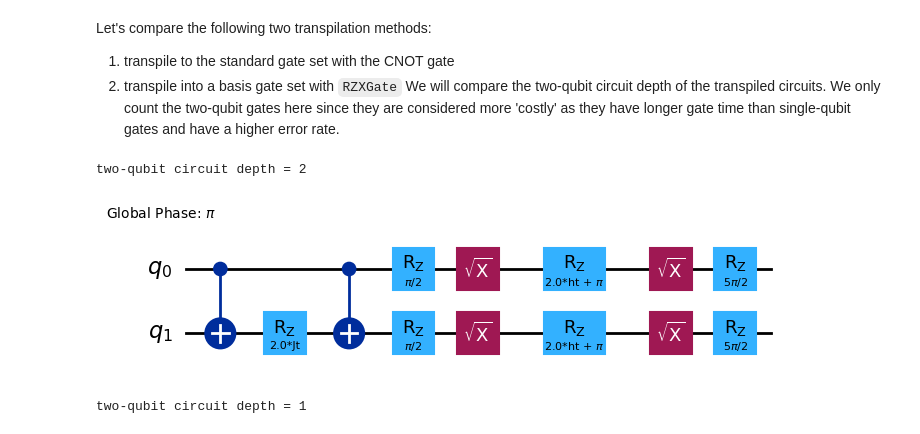
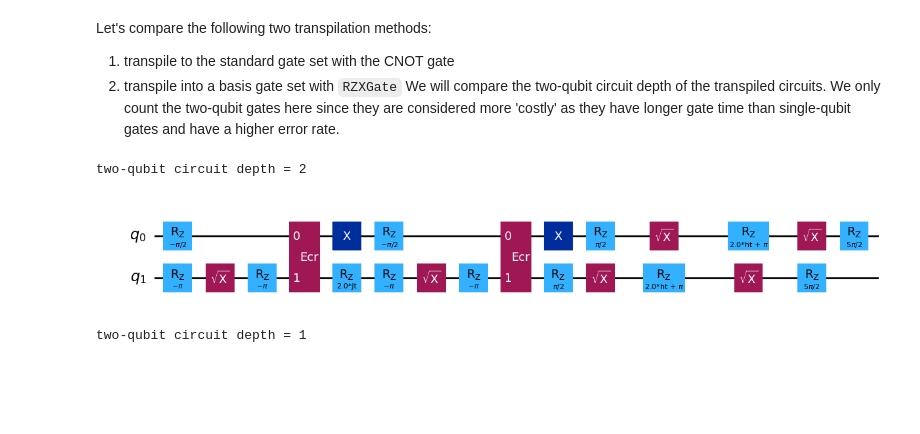
Before and after one commit to IBM-Quantum-Technical-Enablement/quantum-enablement, a Jupyter notebook: docs/notebooks/pulse_efficient_transpilation_qsim.ipynb, the cells around one changed output. Drawn from its saved outputs; the diff is of its cells as text; code cells hidden in the pictures; blank space fills up the shorter version.

Commit message:
docs(notebook): change to ecr-based transpilation instead of cx gate

```diff
--- a/docs/notebooks/pulse_efficient_transpilation_qsim.ipynb
+++ b/docs/notebooks/pulse_efficient_transpilation_qsim.ipynb
@@ -81,12 +86,12 @@ Let's compare the following two transpilation methods:
 We will compare the two-qubit circuit depth of the transpiled circuits. We only count the two-qubit gates here since they are considered more 'costly' as they have longer gate time than single-qubit gates and have a higher error rate.
 # %%
 # transpile into CNOT gates
-cx_circ = transpile(qc, basis_gates=['cx', 'x', 'sx', 'rz'])
-print(f'two-qubit circuit depth = {cx_circ.depth(lambda x: x[0].num_qubits == 2)}')
-cx_circ.draw('mpl')
+ecr_circ = transpile(qc, basis_gates=['ecr', 'x', 'sx', 'rz'])
+print(f'two-qubit circuit depth = {ecr_circ.depth(lambda x: x[0].num_qubits == 2)}')
+ecr_circ.draw('mpl')
 # %% [output]
 two-qubit circuit depth = 2
-[figure, old version]
+[figure, new version]
 # %%
 # transpile into RZX gates
 rzx_circ = transpile(qc, basis_gates=['rzx', 'x', 'sx', 'rz'])
```
Also changed, not shown: parts of 12 cells of this notebook.
